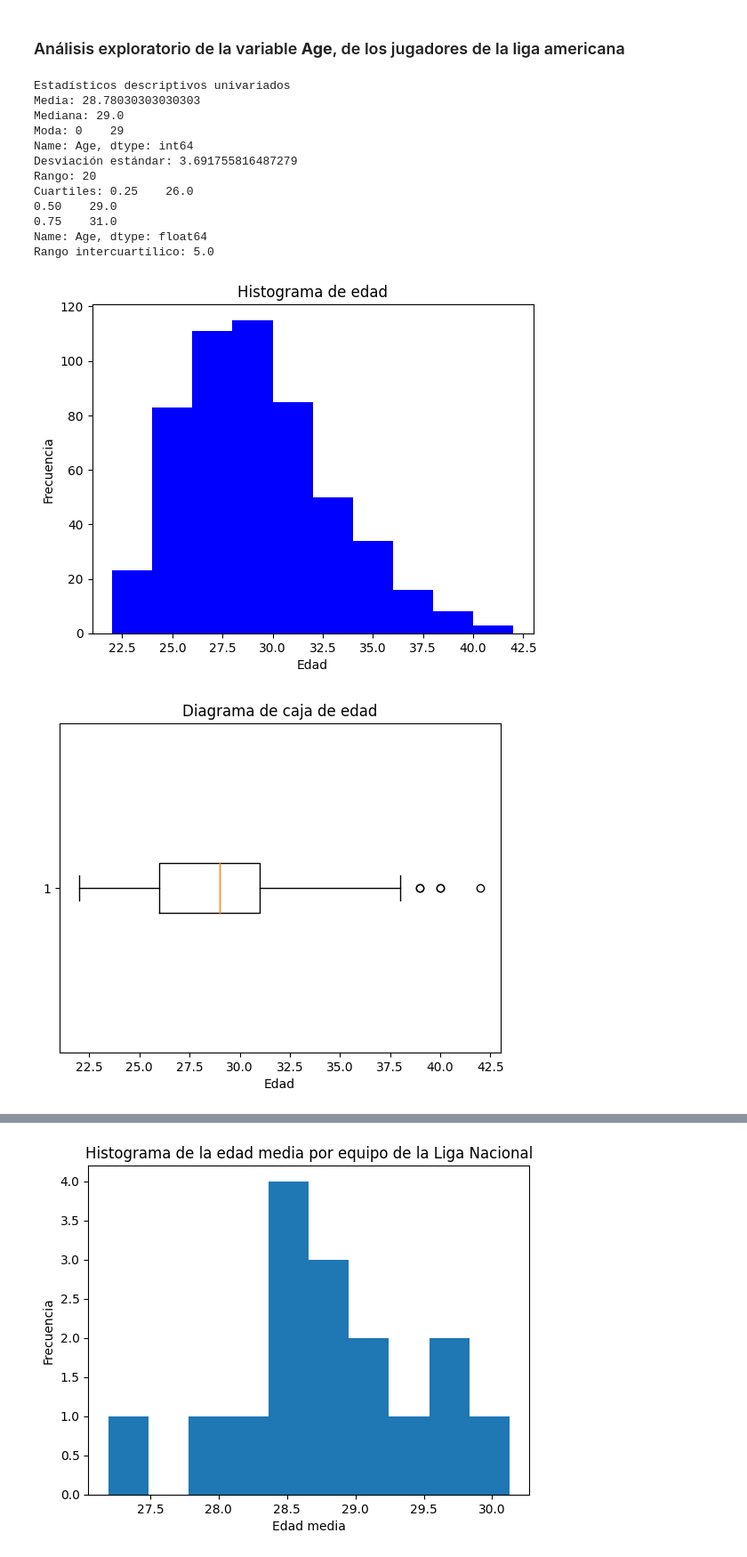
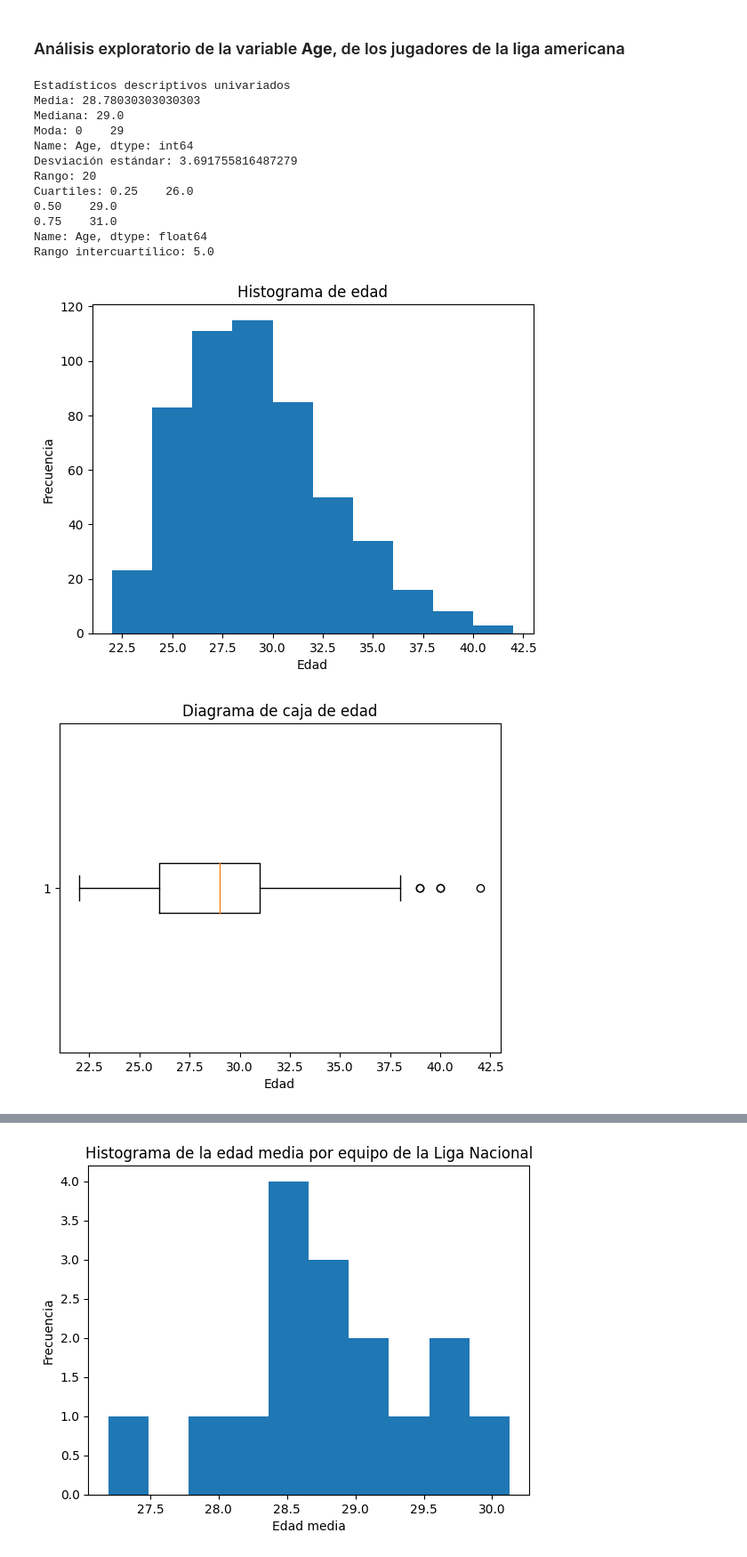
Before and after one commit to raudel25/MLB-Stats-Project, a Jupyter notebook: mlb-stats-project.ipynb, the cells around one changed output, grey strips where cells are left out. Shown at 89% size. Drawn from its saved outputs; the diff is of its cells as text; code cells hidden in the pictures.

```diff
--- a/mlb-stats-project.ipynb
+++ b/mlb-stats-project.ipynb
@@ -37,33 +38,33 @@ print('Moda:', mode)
 print('Desviación estándar:', std)
 print('Rango:', rank)
 print('Cuartiles:', quantile)
 print('Rango intercuartílico:', iqr)
 # Crear histograma
-plt.hist(age, bins=10, color='blue')
+plt.hist(age, bins=10)
 plt.xlabel('Edad')
 plt.ylabel('Frecuencia')
 plt.title('Histograma de edad')
 
 # Crear diagrama de caja
 plt.figure()
 plt.boxplot(age, vert=False)
 plt.xlabel('Edad')
 plt.title('Diagrama de caja de edad')
 
 # Mostrar gráficos
 plt.show()
 # %% [output]
 Estadísticos descriptivos univariados
 Media: 28.78030303030303
 Mediana: 29.0
 Moda: 0    29
 Name: Age, dtype: int64
 Desviación estándar: 3.691755816487279
 Rango: 20
 Cuartiles: 0.25    26.0
 0.50    29.0
 0.75    31.0
 Name: Age, dtype: float64
 Rango intercuartílico: 5.0
-[figure, old version]
+[figure, new version]
 [figure]
```
Also changed, not shown: parts of 13 cells of this notebook.
